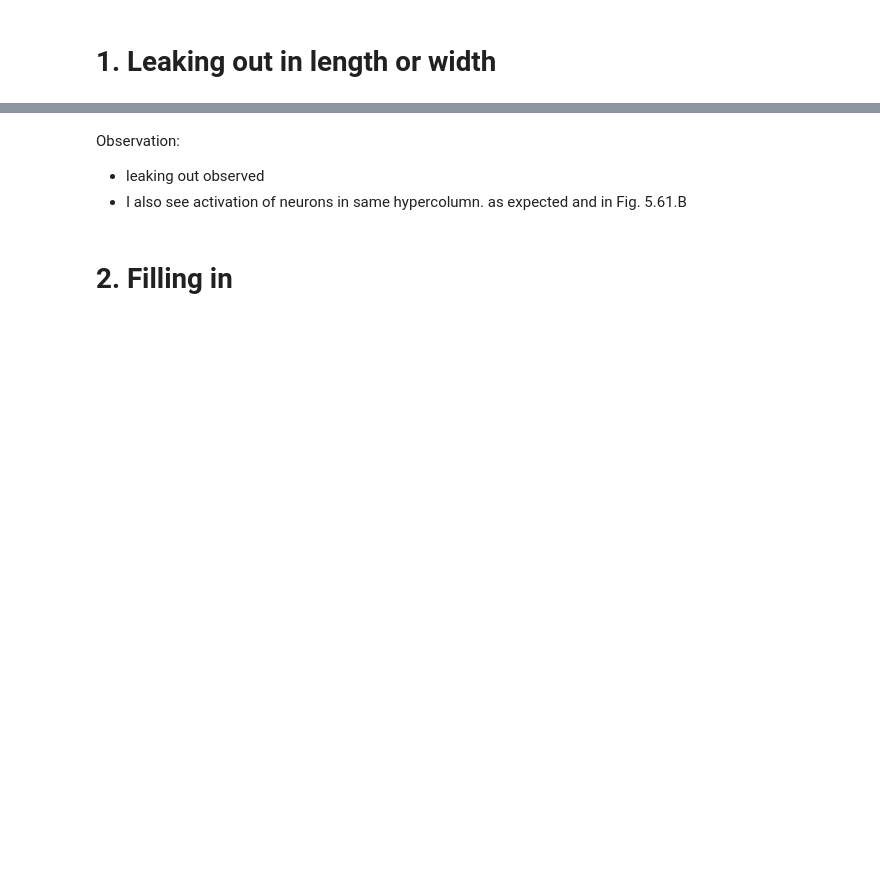
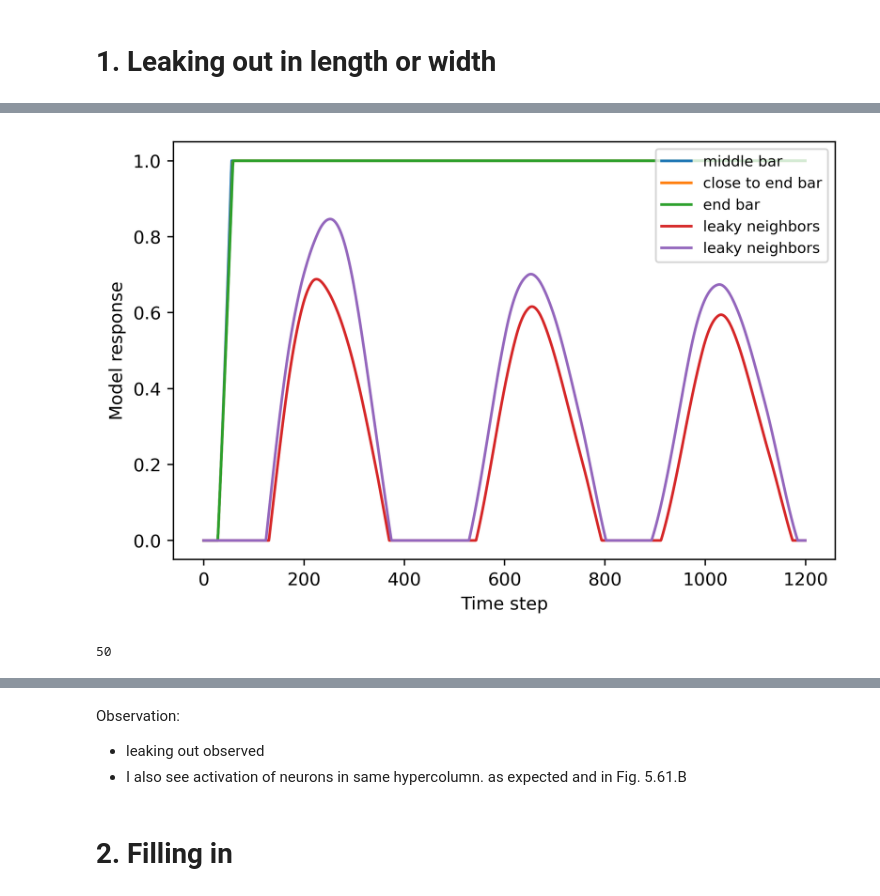
Before and after one commit to iakioh/V1SH_model, a Jupyter notebook: src/experiments/filling_in_&_leaking_out.ipynb, the cells around one changed output, grey strips where cells are left out. Saved outputs shown, nothing was run; the diff lists cells and outputs as text; code cells hidden in the pictures; blank space fills up the shorter version.

```diff
--- a/src/experiments/filling_in_&_leaking_out.ipynb
+++ b/src/experiments/filling_in_&_leaking_out.ipynb
@@ -44,13 +50,19 @@ plt.show()
 # %%
+plt.figure(figsize=(6, 4), dpi=400)
 plt.plot(model.g_x(X_gen)[:, 30, -20, 6], label="middle bar")
+plt.plot(model.g_x(X_gen)[:, 30, 51, 6], label = "close to end bar")
 plt.plot(model.g_x(X_gen)[:, 30, 50, 6], label = "end bar")
-plt.plot(model.g_x(X_gen)[:, 30, 51, 6], label = "close to end bar")
-plt.plot(model.g_x(X_gen)[:, 30, 47:49, 6], label = "leaky neighbors")
-plt.legend()
+plt.plot(model.g_x(X_gen)[:, 30, 48:50, 6], label = "leaky neighbors")
+plt.legend(loc = "upper right", fontsize = "small")
+plt.xlabel("Time step")
+plt.ylabel("Model response")
 plt.tight_layout()
 plt.show()
 
 print(np.min(np.nonzero(C_half[30, :])[0]))  # first non-zero index
+# %% [output]
+[figure, added]
+50
 # %%
 A_full, C_full = infinite_line(N_x=N_x, N_y=N_y, I_input=1.5)
 visualize_input(A_full, C_full, dpi = 300)
```
Also changed, not shown: parts of 6 cells of this notebook, 11 other files.
